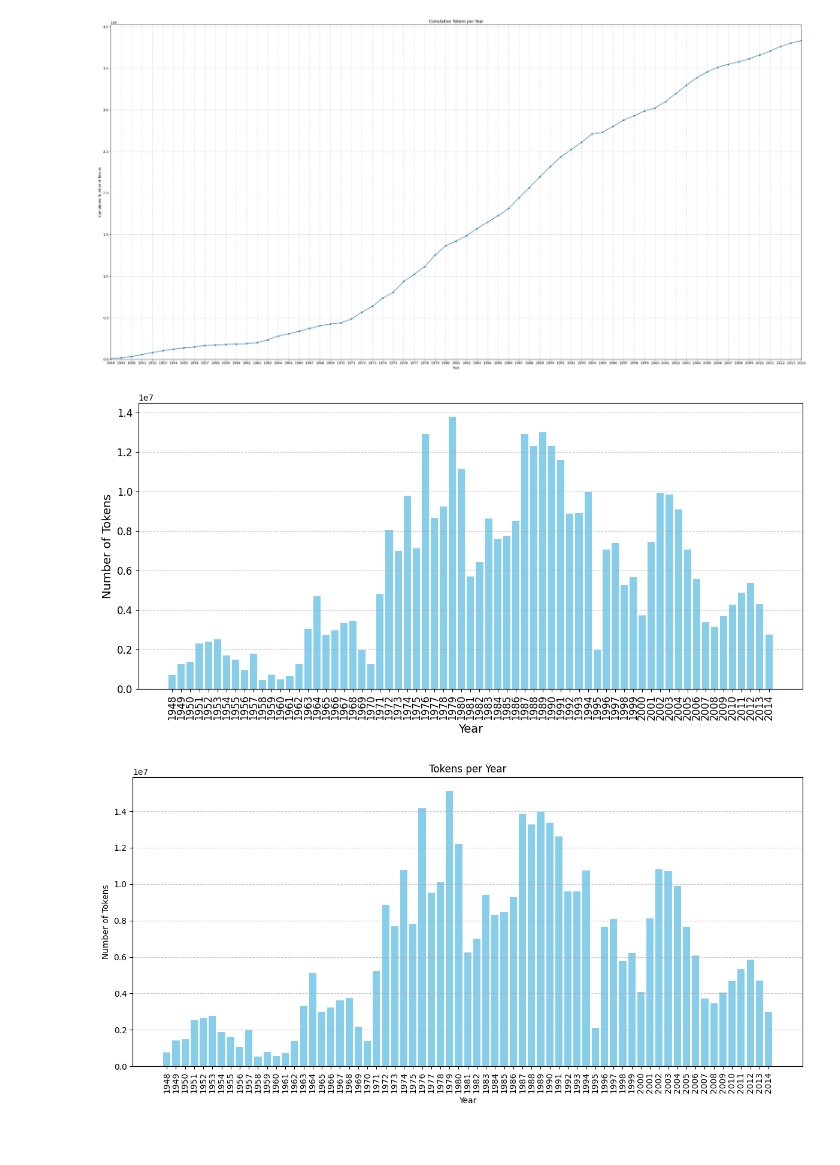
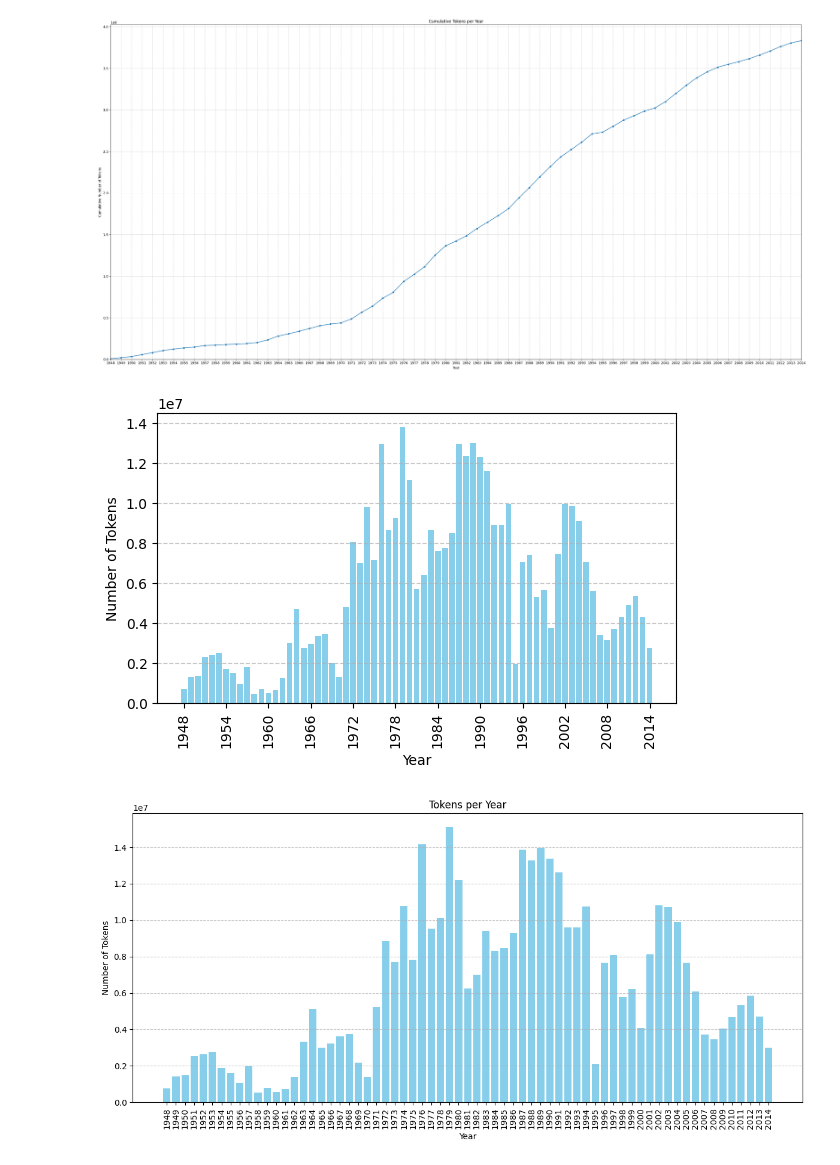
Before and after one commit to ChefBB/acn_project, a Jupyter notebook: understanding/understanding.ipynb, the cells around one changed output. Cells and saved outputs as stored; diff of their text form; code cells hidden in the pictures.

```diff
--- a/understanding/understanding.ipynb
+++ b/understanding/understanding.ipynb
@@ -302,19 +302,23 @@ for file in sorted(input_dir.iterdir()):
     tokens = re.findall(r"\b\w+\b", text.lower(), flags=re.UNICODE)
     tokens_per_year[year] = len(tokens)
     # years.append(year)
-# plot histogram
-plt.figure(figsize=(12, 6))
-plt.bar(tokens_per_year.keys(), tokens_per_year.values(), color='skyblue')
-plt.xlabel("Year", fontsize=14)
-plt.ylabel("Number of Tokens", fontsize=14)
-#plt.title("Tokens per Year")
-plt.xticks(rotation=90, fontsize=12)
-plt.yticks(fontsize=12)
-plt.grid(axis='y', linestyle='--', alpha=0.7)
-plt.tight_layout()
-plt.show()
-# %% [output]
-[figure, removed]
+# %%
+
+# plot histogram
+plt.figure(figsize=(6, 4))
+# asse x: show only 10 years steps
+years = sorted(tokens_per_year.keys())
+plt.bar(tokens_per_year.keys(), tokens_per_year.values(), color='skyblue')
+plt.xticks(years[::6], rotation=90)
+plt.xlabel("Year")
+plt.ylabel("Number of Tokens")
+#plt.title("Tokens per Year")
+plt.xticks(rotation=90)
+plt.grid(axis='y', linestyle='--', alpha=0.7)
+plt.tight_layout()
+plt.show()
+# %% [output]
+[figure, added]
 # %%
 # bar plot of tokens per year
 
```
Also changed, not shown: parts of 2 cells of this notebook, 2 other files.
